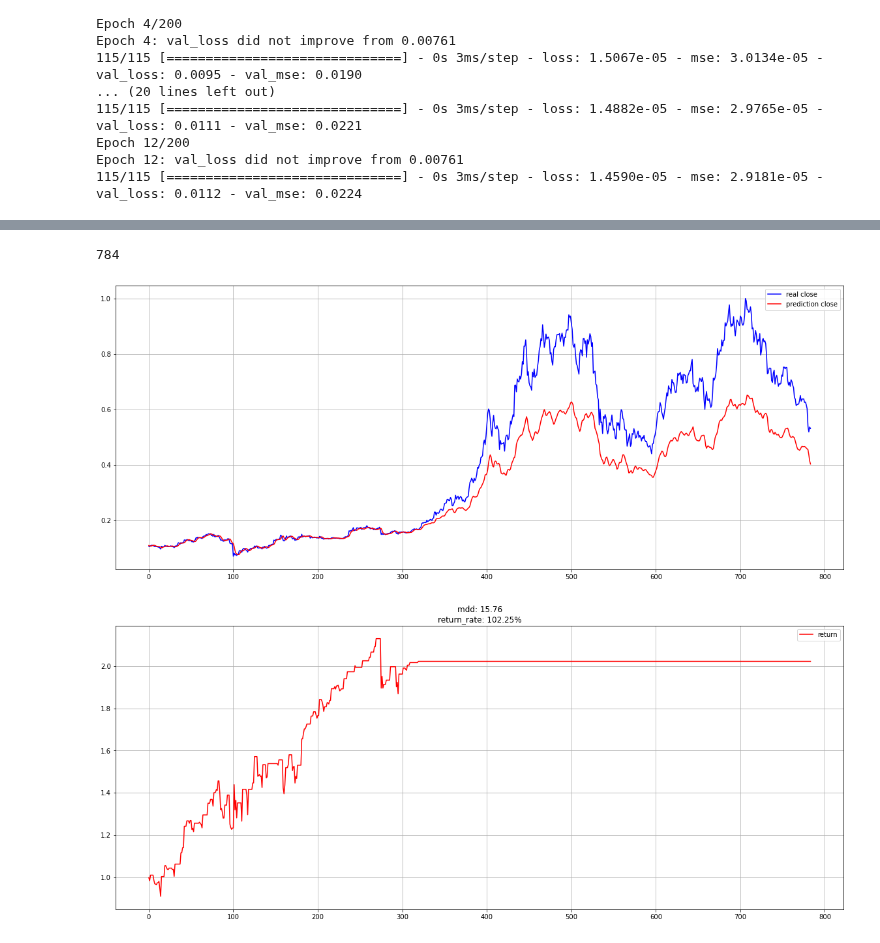
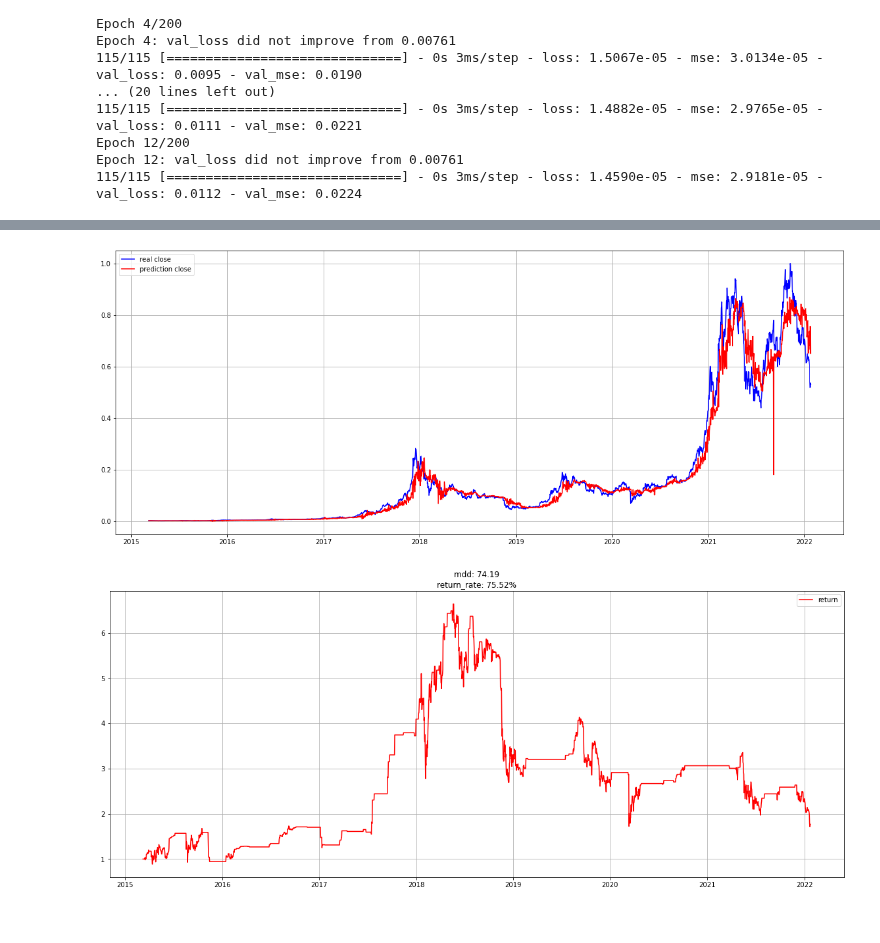
Before and after one commit to happysms/RuleBase-VS-TimeSeries-Algorithm, a Jupyter notebook: LSTM/LSTM_prototype.ipynb, the cells around one changed output, grey strips where cells are left out. Drawn from its saved outputs; the diff is of its cells as text; code cells hidden in the pictures.

```diff
--- a/LSTM/LSTM_prototype.ipynb
+++ b/LSTM/LSTM_prototype.ipynb
@@ -597,9 +705,15 @@ def analysis_return(test_df):
+# %%
+with open("../btc_usd_1d.pkl", "rb") as f:
+    df=pickle.load(f)
+    df=df.reset_index()
+    df.rename({'ot':'Date'},axis=1,inplace=True)
+# %%
+df.set_index('Date',inplace=True,drop=True)
 # %%
-result_df = backtest_lstm_1d(x_test, y_test)
+result_df = backtest_lstm_1d(df,100, 1)
 # %% [output]
-784
-[figure, old version]
+[figure, new version]
-[figure, old version]
+[figure, new version]
 # %%
 analysis_return(result_df)
 # %% [output]
```
Also changed, not shown: parts of 9 cells of this notebook.
